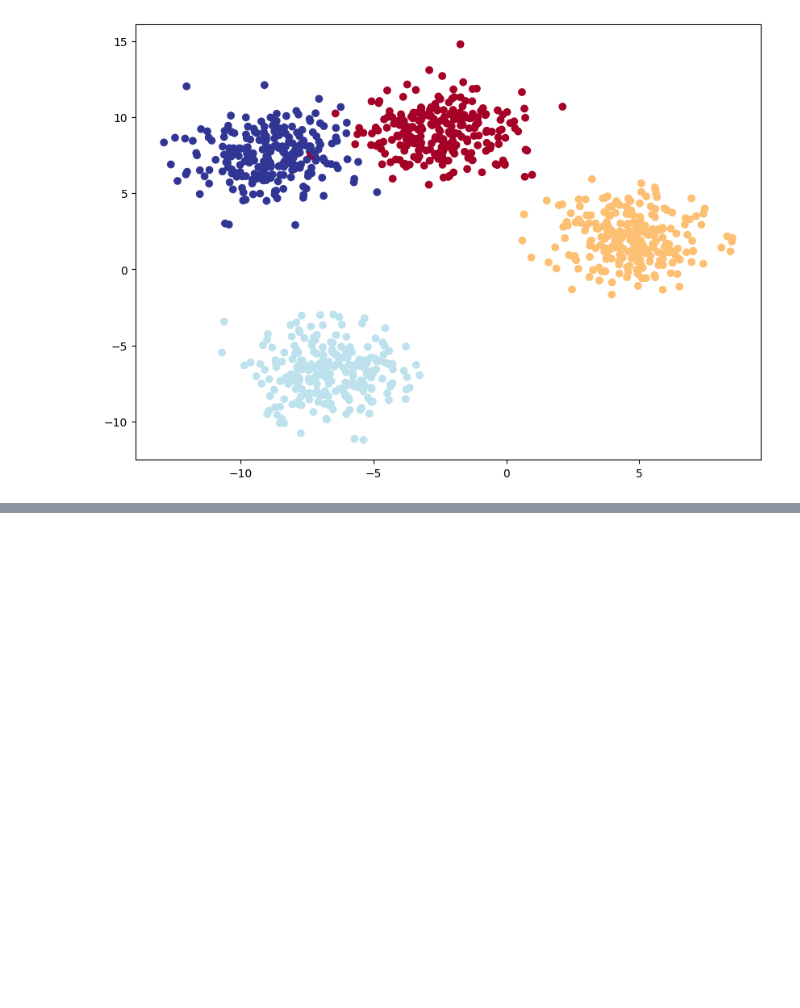
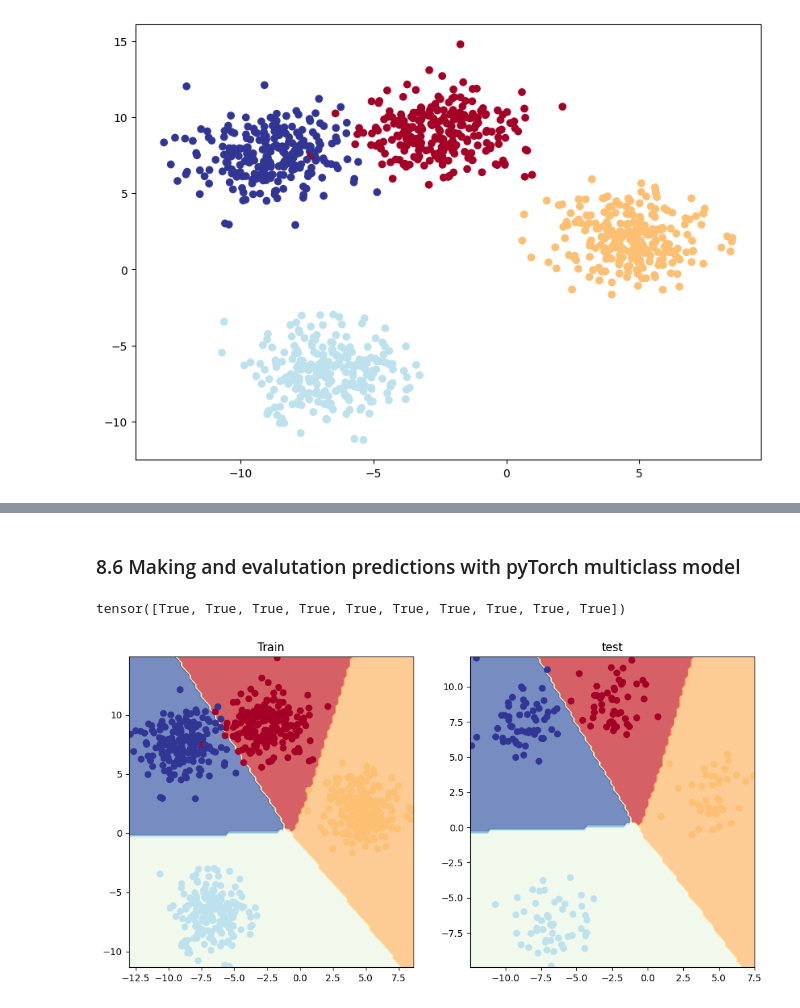
Before and after one commit to sardarabdulsammad/DeepLearning, a Jupyter notebook: 02_pytorch_classification.ipynb, the cells around one changed output, grey strips where cells are left out. Drawn from its saved outputs; the diff is of its cells as text; code cells hidden in the pictures; blank space fills up the shorter version.

```diff
--- a/02_pytorch_classification.ipynb
+++ b/02_pytorch_classification.ipynb
@@ -665,6 +665,7 @@ Key difference between binary and multiclass classification is :
 * Binary Cross Entropy loss function -> Cross Entropy Loss Function
 # %%
 import torch
+from torch import nn
 import matplotlib.pyplot as plt
 import sklearn
 from sklearn.datasets import make_blobs
@@ -686,7 +687,7 @@ X_blob, y_blob = make_blobs(n_samples=1000,
 
 
 X_blob = torch.from_numpy(X_blob).type(torch.float32)
-y_blob = torch.from_numpy(y_blob).type(torch.float32)
+y_blob = torch.from_numpy(y_blob).type(torch.LongTensor)
 
 X_blob_train, X_blob_test, y_blob_train, y_blob_test = train_test_split(X_blob,
                                                                         y_blob,
@@ -739,0 +776,26 @@ optimizer = torch.optim.SGD(params = model_3.parameters(), lr = 0.1)
+# %%
+epochs = 1000
+X_blob_train, y_blob_train = X_blob_train.to(device), y_blob_train.to(device)
+X_blob_test, y_blob_test = X_blob_test.to(device), y_blob_test.to(device)
+
+for i in range(0, epochs):
+  model_3.train()
+  train_logits  = model_3(X_blob_train)
+  train_probs = torch.softmax(train_logits, dim=1)
+  train_labels = torch.argmax(train_probs, dim = 1)
+  train_loss = loss_fn(train_logits,y_blob_train)
+  training_acc = accuracy_fn(y_blob_train, train_labels)
+  optimizer.zero_grad()
+  train_loss.backward()
+  optimizer.step()
+
+  model_3.eval()
+  with torch.inference_mode():
+    test_logits = model_3(X_blob_test)
+    test_probs = torch.softmax(test_logits, dim=1)
+    test_labels = torch.argmax(test_probs, dim = 1)
+    test_loss = loss_fn(test_logits, y_blob_test)
+    test_acc = accuracy_fn(y_blob_test,test_labels)
+
+  if i % 100 ==0:
+        print(f"Epoch no : {i} | Training Loss : {train_loss:.5f} | Training Accuracy : {training_acc:.2f}% | Testing Loss : {test_loss:.5f} | Accuracy Testing : {test_acc:.2f}%")
@@ -739,0 +813,2 @@ optimizer = torch.optim.SGD(params = model_3.parameters(), lr = 0.1)
+# %% [markdown]
+### 8.6 Making and evalutation predictions with pyTorch multiclass model
@@ -739,0 +820,14 @@ optimizer = torch.optim.SGD(params = model_3.parameters(), lr = 0.1)
+# %%
+test_probs[:10] == y_blob_test[:10]
+# %% [output]
+tensor([True, True, True, True, True, True, True, True, True, True])
+# %%
+plt.figure(figsize=(12,6))
+plt.subplot(1,2,1)
+plt.title("Train")
+plot_decision_boundary(model_3, X_blob_train, y_blob_train)
+plt.subplot(1,2,2)
+plt.title("test")
+plot_decision_boundary(model_3, X_blob_test, y_blob_test)
+# %% [output]
+[figure, added]
```
Also changed, not shown: parts of 8 cells of this notebook.
